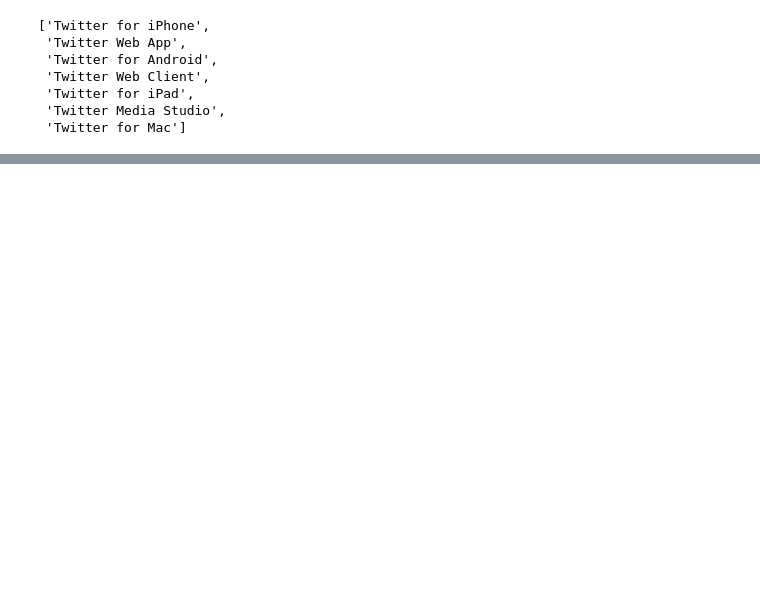
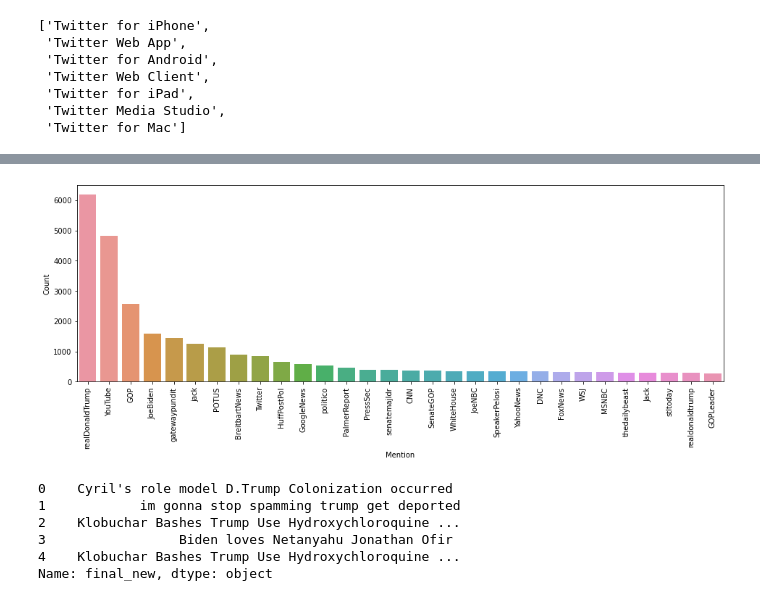
Before and after one commit to Priyanka4pc/Twitter-Sentiment-Analysis, a Jupyter notebook: Sentiment_Analysis.ipynb, the cells around one changed output, grey strips where cells are left out. Saved outputs shown, nothing was run; the diff lists cells and outputs as text; code cells hidden in the pictures; blank space fills up the shorter version.

```diff
--- a/Sentiment_Analysis.ipynb
+++ b/Sentiment_Analysis.ipynb
@@ -88,3 +148,17 @@ tweets_df.shape
+# %%
+mentions = sum(tweets_df['mention'],[])
+a = nltk.FreqDist(mentions)
+d = pd.DataFrame({'Mention': list(a.keys()),
+                  'Count': list(a.values())})
+# selecting top 30 most frequent mentions
+d = d.nlargest(columns="Count", n = 30)
+plt.figure(figsize=(16,5))
+ax = sns.barplot(data=d, x= "Mention", y = "Count")
+ax.set(ylabel = 'Count')
+plt.xticks(rotation=90)
+plt.show()
+# %% [output]
+[figure, added]
 # %%
 # to process data for sentiment analysis first preprocessing is required
 # tokenize the tweets
@@ -112 +181,10 @@ neu = len(tweets_df[tweets_df.sentiment == 0])
+# %%
+tweets_df['final_new'].head()
+# %% [output]
+0    Cyril's role model D.Trump Colonization occurred
+1            im gonna stop spamming trump get deported
+2    Klobuchar Bashes Trump Use Hydroxychloroquine ...
+3                 Biden loves Netanyahu Jonathan Ofir
+4    Klobuchar Bashes Trump Use Hydroxychloroquine ...
+Name: final_new, dtype: object
 # %%
```
Also changed, not shown: parts of 42 cells of this notebook.
